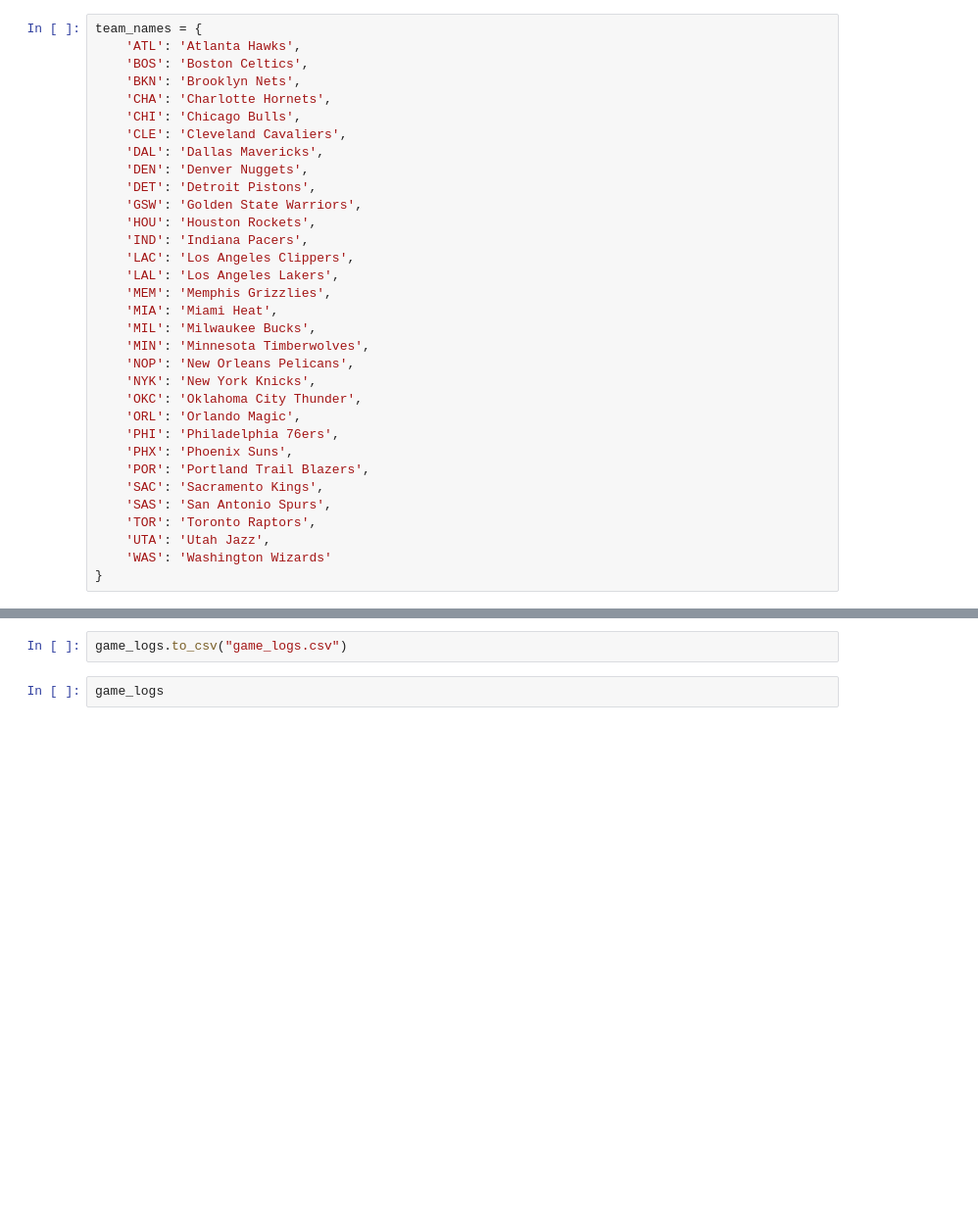
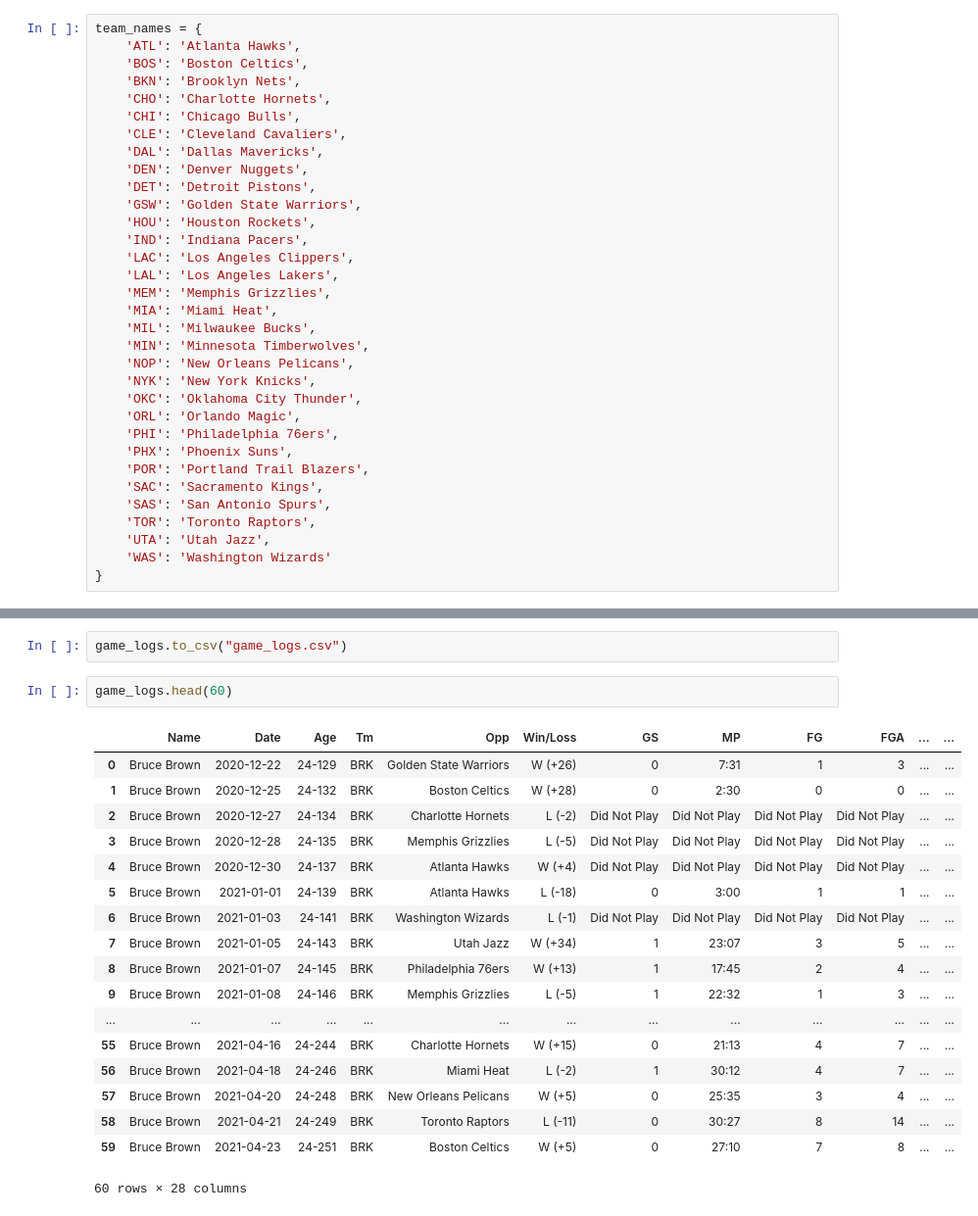
Before and after one commit to achow111/NBA-LSTM, a Jupyter notebook: get_player_data.ipynb, the cells around one changed output, grey strips where cells are left out. Shown: that part at 98% size. Cells and saved outputs as stored; diff of their text form; blank space fills up the shorter version.

```diff
--- a/get_player_data.ipynb
+++ b/get_player_data.ipynb
@@ -163,7 +243,7 @@ team_names = {
     'ATL': 'Atlanta Hawks',
     'BOS': 'Boston Celtics',
     'BKN': 'Brooklyn Nets',
-    'CHA': 'Charlotte Hornets',
+    'CHO': 'Charlotte Hornets',
     'CHI': 'Chicago Bulls',
     'CLE': 'Cleveland Cavaliers',
     'DAL': 'Dallas Mavericks',
@@ -197,7 +277,26 @@ game_logs['Opp'] = game_logs['Opp'].map(team_names)
 # %%
 game_logs.to_csv("game_logs.csv")
 # %%
-game_logs
+game_logs.head(60)
+# %% [output]
+|  | Name | Date | Age | Tm | Opp | Win/Loss | GS | MP | FG | FGA | ... | ... |
+| 0 | Bruce Brown | 2020-12-22 | 24-129 | BRK | Golden State Warriors | W (+26) | 0 | 7:31 | 1 | 3 | ... | ... |
+| 1 | Bruce Brown | 2020-12-25 | 24-132 | BRK | Boston Celtics | W (+28) | 0 | 2:30 | 0 | 0 | ... | ... |
+| 2 | Bruce Brown | 2020-12-27 | 24-134 | BRK | Charlotte Hornets | L (-2) | Did Not Play | Did Not Play | Did Not Play | Did Not Play | ... | ... |
+| 3 | Bruce Brown | 2020-12-28 | 24-135 | BRK | Memphis Grizzlies | L (-5) | Did Not Play | Did Not Play | Did Not Play | Did Not Play | ... | ... |
+| 4 | Bruce Brown | 2020-12-30 | 24-137 | BRK | Atlanta Hawks | W (+4) | Did Not Play | Did Not Play | Did Not Play | Did Not Play | ... | ... |
+| 5 | Bruce Brown | 2021-01-01 | 24-139 | BRK | Atlanta Hawks | L (-18) | 0 | 3:00 | 1 | 1 | ... | ... |
+| 6 | Bruce Brown | 2021-01-03 | 24-141 | BRK | Washington Wizards | L (-1) | Did Not Play | Did Not Play | Did Not Play | Did Not Play | ... | ... |
+| 7 | Bruce Brown | 2021-01-05 | 24-143 | BRK | Utah Jazz | W (+34) | 1 | 23:07 | 3 | 5 | ... | ... |
+| 8 | Bruce Brown | 2021-01-07 | 24-145 | BRK | Philadelphia 76ers | W (+13) | 1 | 17:45 | 2 | 4 | ... | ... |
+| 9 | Bruce Brown | 2021-01-08 | 24-146 | BRK | Memphis Grizzlies | L (-5) | 1 | 22:32 | 1 | 3 | ... | ... |
+| ... | ... | ... | ... | ... | ... | ... | ... | ... | ... | ... | ... | ... |
+| 55 | Bruce Brown | 2021-04-16 | 24-244 | BRK | Charlotte Hornets | W (+15) | 0 | 21:13 | 4 | 7 | ... | ... |
+| 56 | Bruce Brown | 2021-04-18 | 24-246 | BRK | Miami Heat | L (-2) | 1 | 30:12 | 4 | 7 | ... | ... |
+| 57 | Bruce Brown | 2021-04-20 | 24-248 | BRK | New Orleans Pelicans | W (+5) | 0 | 25:35 | 3 | 4 | ... | ... |
+| 58 | Bruce Brown | 2021-04-21 | 24-249 | BRK | Toronto Raptors | L (-11) | 0 | 30:27 | 8 | 14 | ... | ... |
+| 59 | Bruce Brown | 2021-04-23 | 24-251 | BRK | Boston Celtics | W (+5) | 0 | 27:10 | 7 | 8 | ... | ... |
+60 rows × 28 columns
 # %%
 '''
 Need to address "Did Not Play", "Did Not Dress", and "Inactive" labels
```
Also changed, not shown: parts of 9 cells of this notebook, 1 other file.
